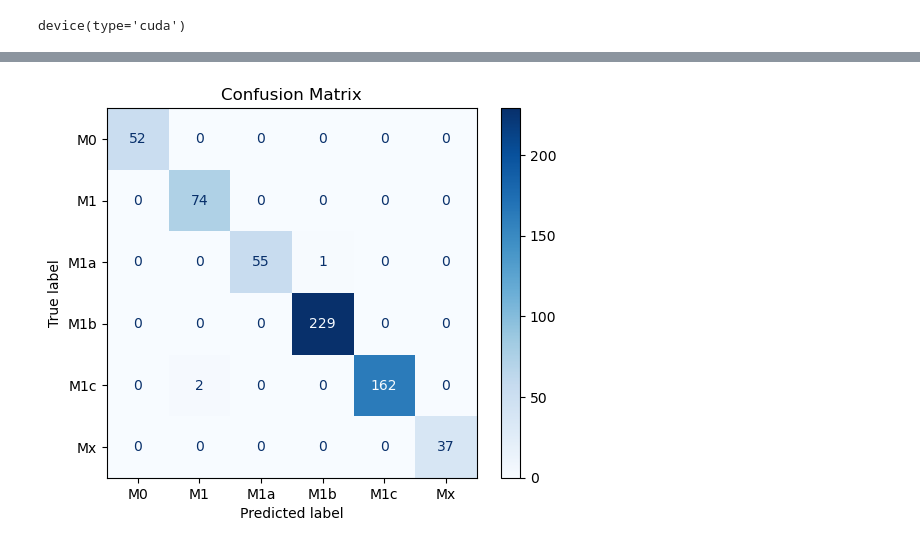
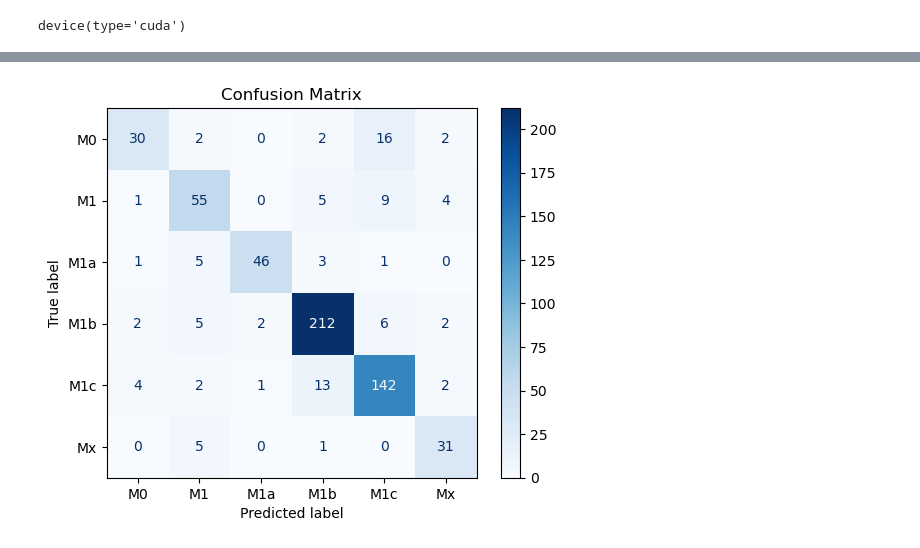
Before and after one commit to Kimxel/Transformer-DeepLearning-Models, a Jupyter notebook: ViT/train_vit.ipynb, the cells around one changed output, grey strips where cells are left out. Drawn from its saved outputs; the diff is of its cells as text; code cells hidden in the pictures.

```diff
--- a/ViT/train_vit.ipynb
+++ b/ViT/train_vit.ipynb
@@ -78,7 +78,7 @@ model = model.to(device)
 # %%
 # Define loss function and optimizer
 criterion = nn.CrossEntropyLoss()
-optimizer = optim.Adam(model.parameters(), lr=learning_rate)
+optimizer = optim.Adam(model.parameters())
 # %%
 # Early Stopping Parameters
 best_val_loss = np.inf
@@ -152,7 +152,7 @@ for epoch in range(epochs):
     if avg_val_loss < best_val_loss:
         best_val_loss = avg_val_loss
         epochs_no_improve = 0
-        torch.save(model.state_dict(), 'best_model.pth')  # Save best model
+        torch.save(model.state_dict(), 'vits_biasa.pth')  # Save best model
     else:
         epochs_no_improve += 1
 
@@ -162,6 +162,6 @@ for epoch in range(epochs):
         break
 
 if not early_stop:
-    torch.save(model.state_dict(), 'final_model.pth')
+    torch.save(model.state_dict(), 'final_vits_biasa.pth')
 # %% [output]
 Epoch 1/100
@@ -191,6 +224,6 @@ plt.show()
 # %%
 # Load the best model
-model.load_state_dict(torch.load('best_model.pth'))
+model.load_state_dict(torch.load('vits_biasa.pth'))
 model.eval()  # Set to evaluation mode
 
 # Assume we have a test dataset
@@ -217,6 +250,6 @@ Test Accuracy of the best model: 99.51%
 # %%
 # Calculate Average Accuracy and Loss for Test Set
-model.load_state_dict(torch.load('best_model.pth'))
+model.load_state_dict(torch.load('vits_biasa.pth'))
 model.eval()
 
 test_loss = 0
@@ -249,36 +282,36 @@ from sklearn.metrics import confusion_matrix, ConfusionMatrixDisplay
 import matplotlib.pyplot as plt
 
 # Load model terbaik
-model.load_state_dict(torch.load('best_model.pth'))
+model.load_state_dict(torch.load('vits_biasa.pth'))
 model.eval()
 
 # List untuk menyimpan nilai sebenarnya (true) dan prediksi (predicted)
 all_labels = []
 all_preds = []
 
 # Melakukan prediksi pada data uji
 with torch.no_grad():
     for inputs, labels in test_loader:
         inputs, labels = inputs.to(device), labels.to(device)
 
         # Mendapatkan prediksi
         outputs = model(inputs)
         _, predicted = outputs.max(1)
 
         # Menyimpan label sebenarnya dan prediksi
         all_labels.extend(labels.cpu().numpy())
         all_preds.extend(predicted.cpu().numpy())
 
 # Menghitung confusion matrix
 cm = confusion_matrix(all_labels, all_preds)
 
 # Menampilkan confusion matrix
 disp = ConfusionMatrixDisplay(confusion_matrix=cm, display_labels=train_data.classes)
 disp.plot(cmap=plt.cm.Blues)
 plt.title("Confusion Matrix")
 plt.show()
 # %% [output]
-[figure, old version]
+[figure, new version]
 # %%
 from sklearn.metrics import classification_report
 
```
Also changed, not shown: parts of 7 cells of this notebook.
